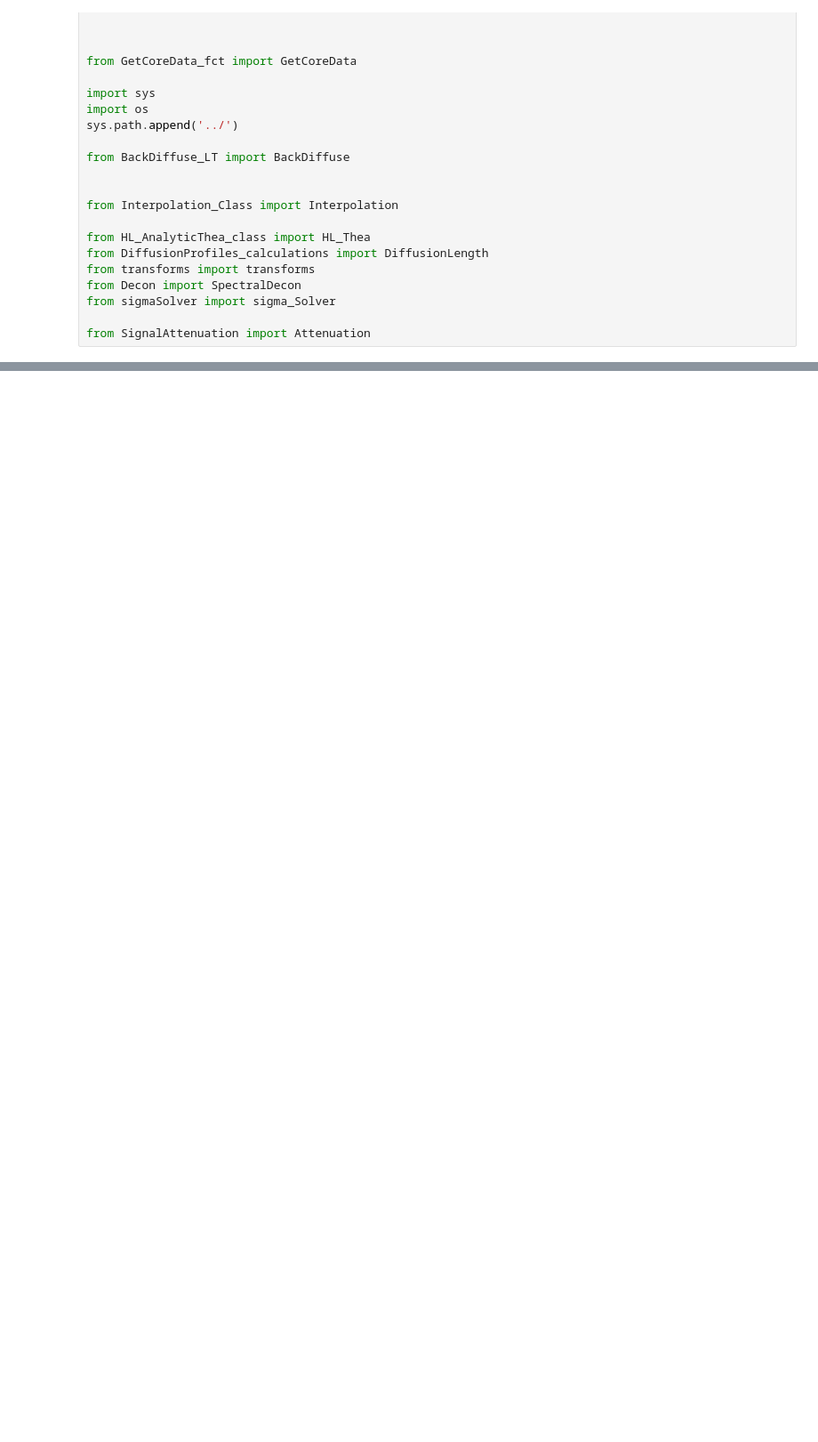
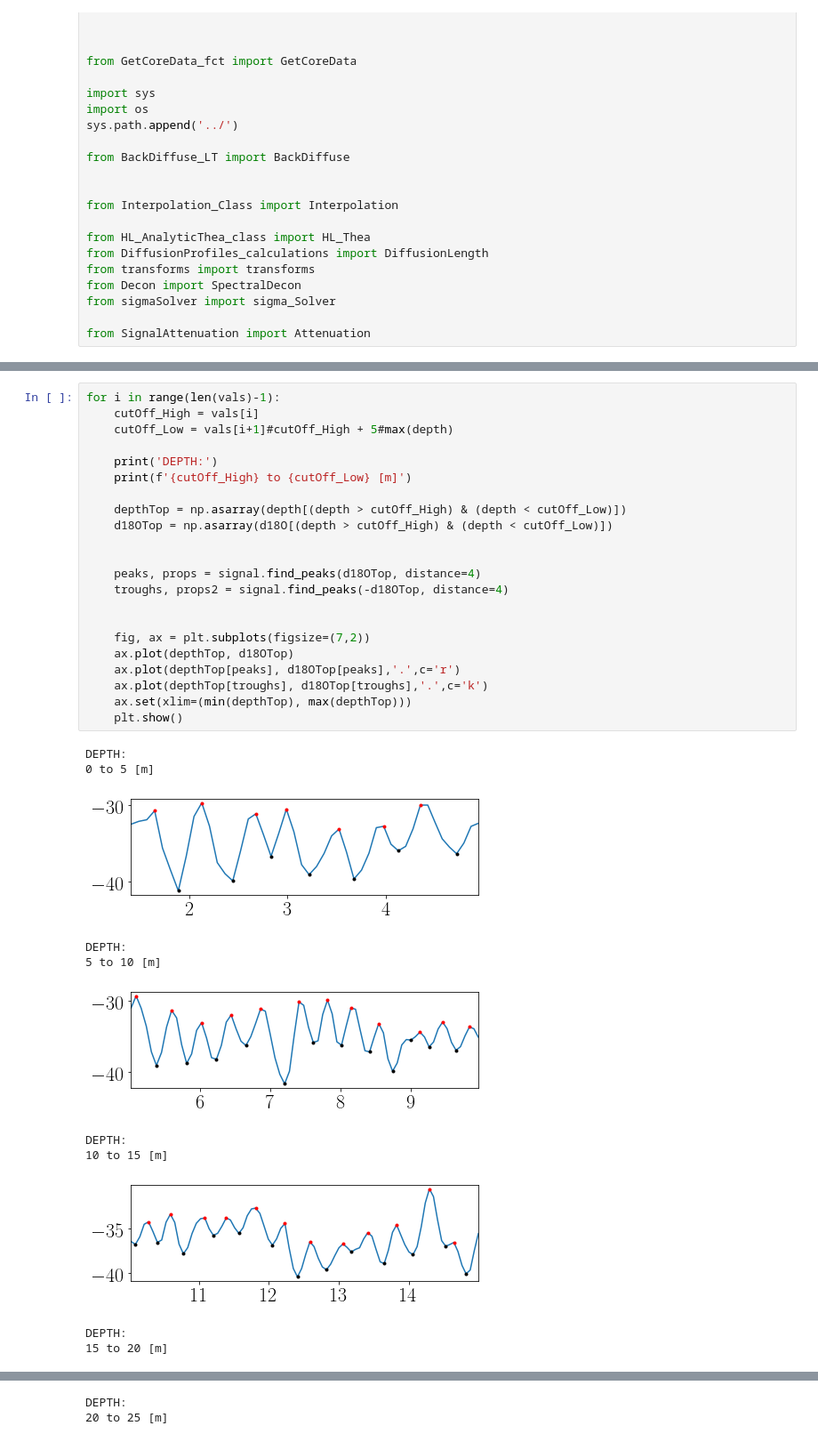
Before and after one commit to TheaQG/AWI_Bcores_Analysis, a Jupyter notebook: SignalAttenuation.ipynb, the cells around one changed output, grey strips where cells are left out. Shown at 89% size. Drawn from its saved outputs; the diff is of its cells as text; blank space fills up the shorter version.

```diff
--- a/SignalAttenuation.ipynb
+++ b/SignalAttenuation.ipynb
@@ -171,0 +361,34 @@ Pk4Max
+# %%
+for i in range(len(vals)-1):
+    cutOff_High = vals[i]
+    cutOff_Low = vals[i+1]#cutOff_High + 5#max(depth)
+
+    print('DEPTH:')
+    print(f'{cutOff_High} to {cutOff_Low} [m]')
+
+    depthTop = np.asarray(depth[(depth > cutOff_High) & (depth < cutOff_Low)])
+    d18OTop = np.asarray(d18O[(depth > cutOff_High) & (depth < cutOff_Low)])
+
+
+    peaks, props = signal.find_peaks(d18OTop, distance=4)
+    troughs, props2 = signal.find_peaks(-d18OTop, distance=4)
+
+
+    fig, ax = plt.subplots(figsize=(7,2))
+    ax.plot(depthTop, d18OTop)
+    ax.plot(depthTop[peaks], d18OTop[peaks],'.',c='r')
+    ax.plot(depthTop[troughs], d18OTop[troughs],'.',c='k')
+    ax.set(xlim=(min(depthTop), max(depthTop)))
+    plt.show()
+# %% [output]
+DEPTH:
+0 to 5 [m]
+[figure, added]
+DEPTH:
+5 to 10 [m]
+[figure, added]
+DEPTH:
+10 to 15 [m]
+[figure, added]
+DEPTH:
+15 to 20 [m]
@@ -171,0 +396,2 @@ Pk4Max
+DEPTH:
+20 to 25 [m]
```
Also changed, not shown: parts of 21 cells of this notebook, 1 other file.
